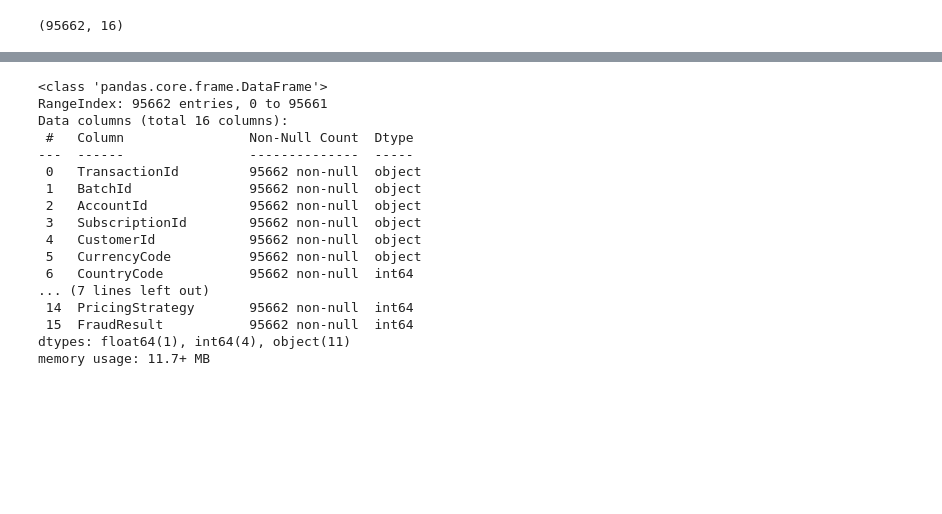
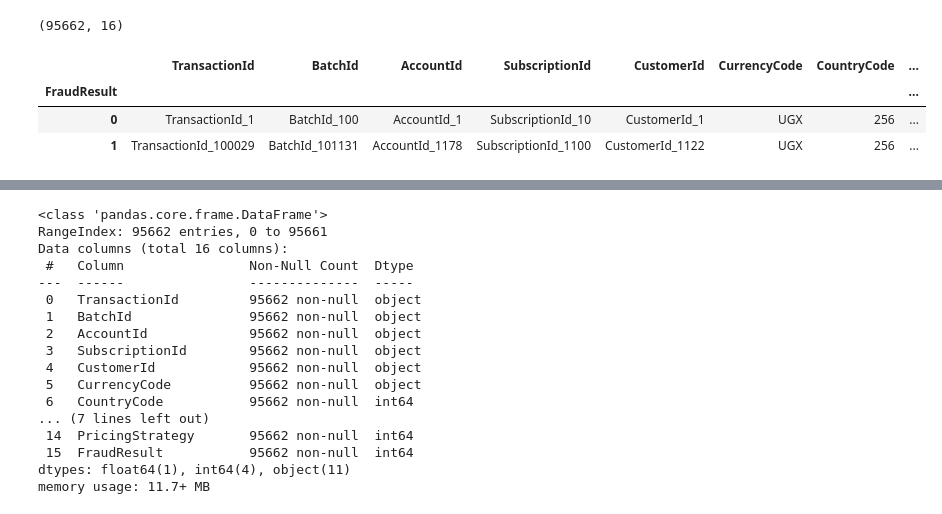
Before and after one commit to Paulvinc/Xente-Fraud-Detection, a Jupyter notebook: ELDIN.ipynb, the cells around one changed output, grey strips where cells are left out. Cells and saved outputs as stored; diff of their text form; code cells hidden in the pictures; blank space fills up the shorter version.

```diff
--- a/ELDIN.ipynb
+++ b/ELDIN.ipynb
@@ -8,6 +16,13 @@ df = pd.read_csv('data/training.csv')
 df.shape
 # %% [output]
 (95662, 16)
+# %%
+df.groupby('FraudResult').min()
+# %% [output]
+|  | TransactionId | BatchId | AccountId | SubscriptionId | CustomerId | CurrencyCode | CountryCode | ... |
+| FraudResult |  |  |  |  |  |  |  | ... |
+| 0 | TransactionId_1 | BatchId_100 | AccountId_1 | SubscriptionId_10 | CustomerId_1 | UGX | 256 | ... |
+| 1 | TransactionId_100029 | BatchId_101131 | AccountId_1178 | SubscriptionId_1100 | CustomerId_1122 | UGX | 256 | ... |
 # %%
 df.head()
 # %% [output]
```
Also changed, not shown: parts of 19 cells of this notebook, 1 other file.
